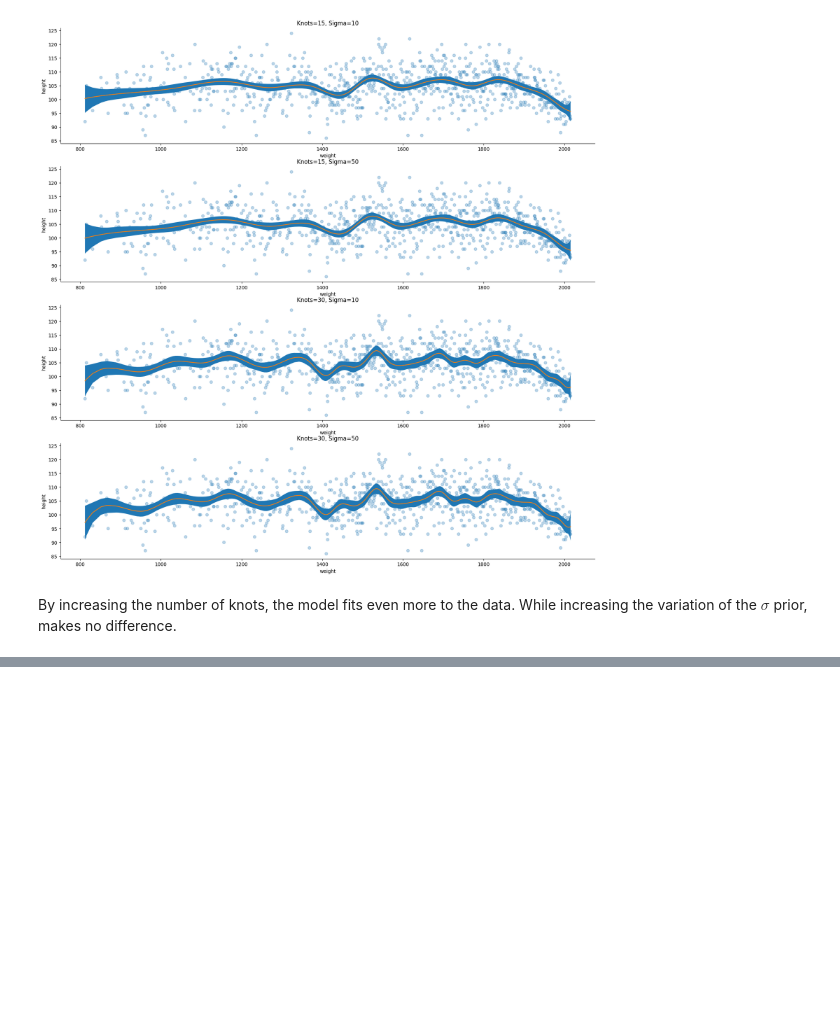
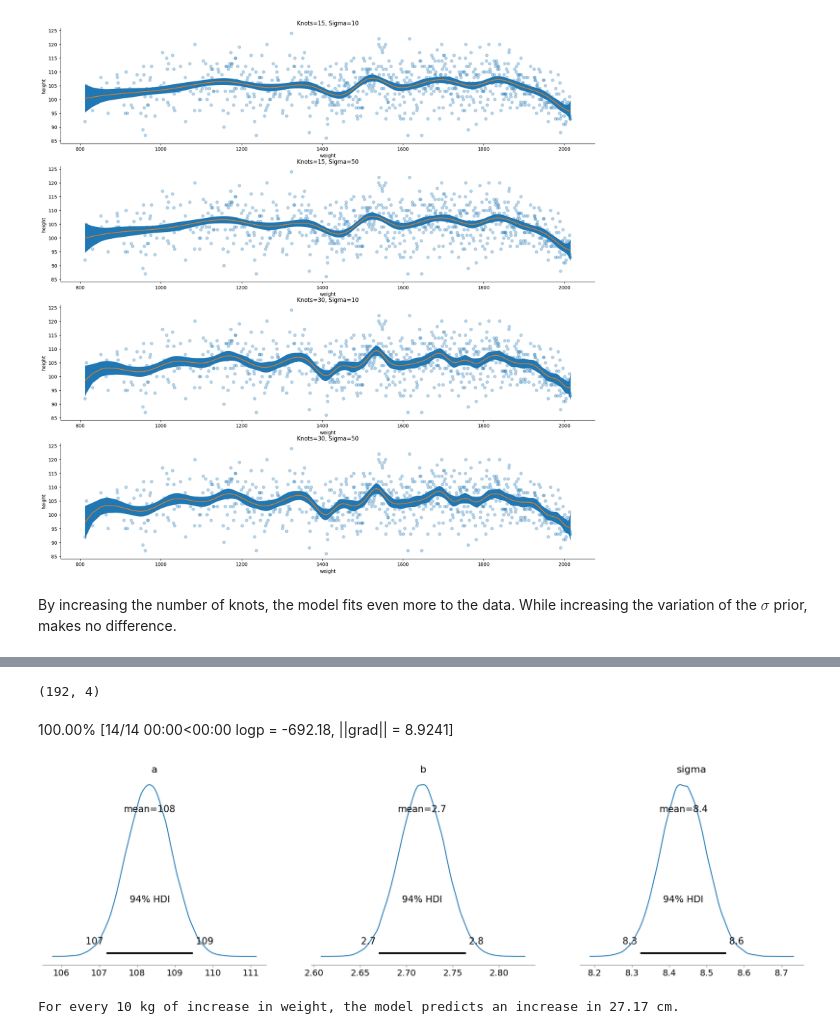
Before and after one commit to Gustavo-SF/Statistical-Rethinking-2Ed, a Jupyter notebook: chapters/4/exercises.ipynb, the cells around one changed output, grey strips where cells are left out. Drawn from its saved outputs; the diff is of its cells as text; code cells hidden in the pictures; blank space fills up the shorter version.

```diff
--- a/chapters/4/exercises.ipynb
+++ b/chapters/4/exercises.ipynb
@@ -285,0 +347,40 @@ By increasing the number of knots, the model fits even more to the data. While i
+# %%
+d3 = d[d['age'] < 18]
+print(d3.shape)
+# %% [output]
+(192, 4)
+# %%
+# Fit a linear regression with `quap`
+xbar = d3['weight'].mean()
+ybar = d3['height'].mean()
+
+# fit model
+with pm.Model() as young_heights:
+    a = pm.Normal('a', mu=ybar, sigma=20)
+    b = pm.LogNormal('b', mu=0, sigma=1)
+    mu = a + b*(d3['weight'] - xbar)
+    sigma = pm.Uniform("sigma", lower=0, upper=50)
+    height = pm.Normal('height', mu=mu, sigma=sigma, observed=d3['height'].values)
+
+mean_q = pm.find_MAP(model=young_heights)
+H = pm.find_hessian(mean_q, model=young_heights)
+cov = np.linalg.inv(H)
+mean = np.concatenate([np.atleast_1d(mean_q[v.name]) for v in [a, b, sigma]])
+posterior = stats.multivariate_normal(mean=mean, cov=cov)
+
+samples = {}
+
+samples_out = posterior.rvs(size=100_000)
+samples['a'] = samples_out[:, 0]
+samples['b'] = samples_out[:, 1]
+samples['sigma'] = samples_out[:, 2]
+infer_data = az.convert_to_inference_data(samples)
+az.plot_posterior(infer_data);
+# %% [output]
+100.00% [14/14 00:00<00:00 logp = -692.18, ||grad|| = 8.9241]
+[figure, added]
+# %%
+b_mean = mean[1]
+print(f'For every 10 kg of increase in weight, the model predicts an increase in {b_mean * 10:.2f} cm.')
+# %% [output]
+For every 10 kg of increase in weight, the model predicts an increase in 27.17 cm.
```
Also changed, not shown: parts of 19 cells of this notebook.
